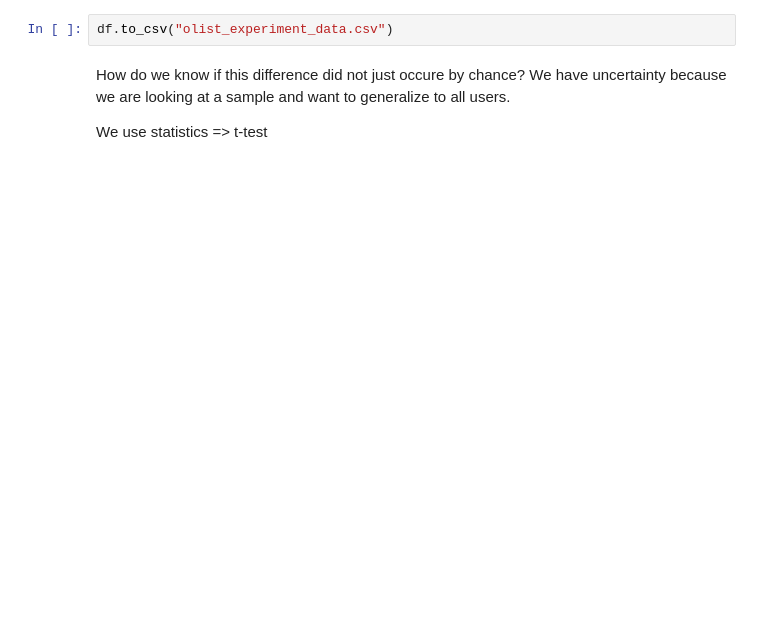
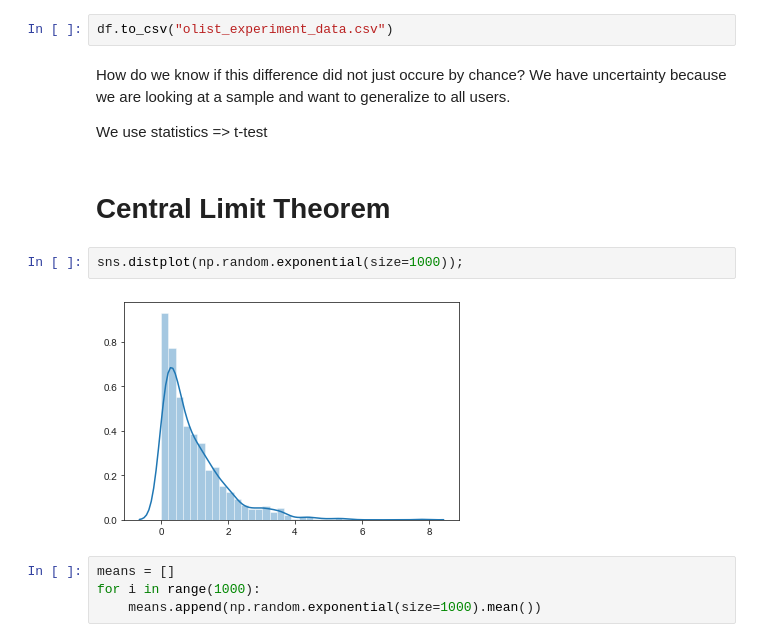
Before and after one commit to Senonino/data-ber-01-20, a Jupyter notebook: Notes/module_2/week_5/7_analytics-ab_testing.ipynb, the cells around one changed output. Cells and saved outputs as stored; diff of their text form; blank space fills up the shorter version.

```diff
--- a/Notes/module_2/week_5/7_analytics-ab_testing.ipynb
+++ b/Notes/module_2/week_5/7_analytics-ab_testing.ipynb
@@ -113,3 +129,13 @@ We have uncertainty because we are looking at a sample and want to generalize to
 
 
 We use statistics => t-test
+# %% [markdown]
+# Central Limit Theorem
+# %%
+sns.distplot(np.random.exponential(size=1000));
+# %% [output]
+[figure, added]
+# %%
+means = []
+for i in range(1000):
+    means.append(np.random.exponential(size=1000).mean())
```
Also changed, not shown: parts of 29 cells of this notebook.
